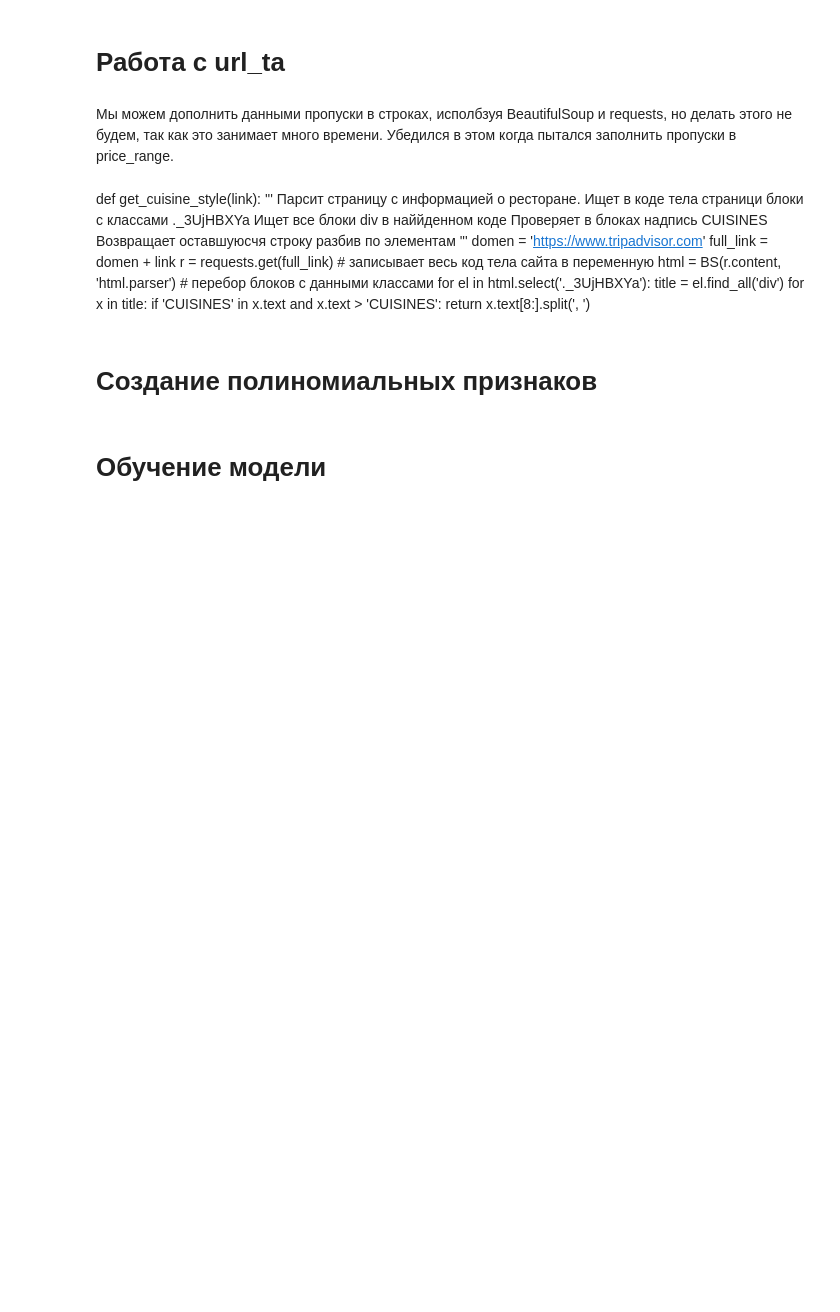
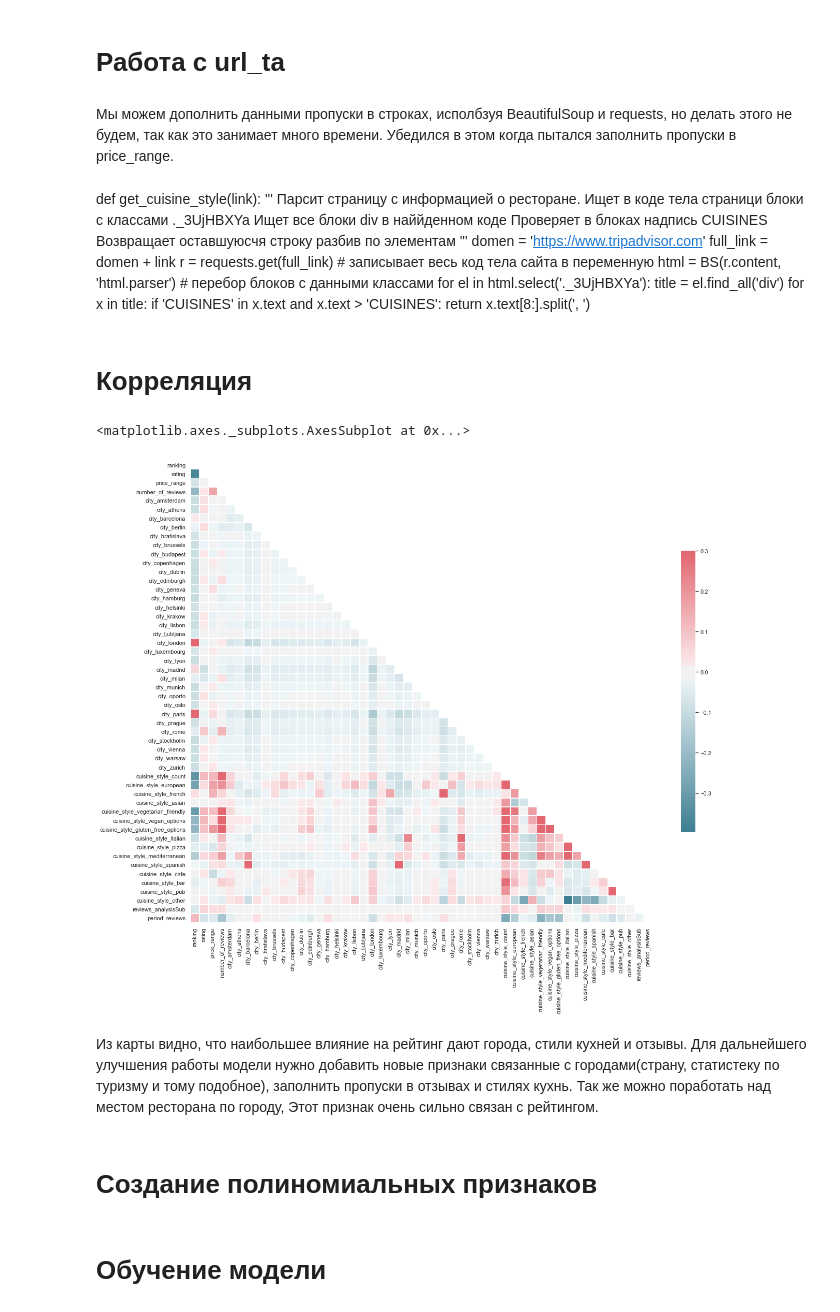
Before and after one commit to i35th/skillfactory, a Jupyter notebook: module_3/Project_3.ipynb, the cells around one changed output. Drawn from its saved outputs; the diff is of its cells as text; code cells hidden in the pictures; blank space fills up the shorter version.

Commit message:
add corr and pep8

```diff
--- a/module_3/Project_3.ipynb
+++ b/module_3/Project_3.ipynb
@@ -334,8 +345,10 @@ df['cuisine_style_short'] = df.cuisine_style.apply(lambda row: new_list_cuisine_
 # Зоздаем новые dummies переменные стилей
 for name_column in new_cuisine_style_list:
     # делаем понятные имена для колонок переменных
-    actual_column_name = ('cuisine_style_' + name_column).replace(' ','_').lower()
-    df[actual_column_name] = df['cuisine_style_short'].apply(lambda row: eneble_cuisine(row))
+    actual_column_name = (
+        'cuisine_style_' + name_column).replace(' ', '_').lower()
+    df[actual_column_name] = df['cuisine_style_short'].apply(
+        lambda row: eneble_cuisine(row))
 # %% [markdown]
 # Работа с ranking
 # %% [markdown]
@@ -375,13 +388,15 @@ df['ranking'] = scaler.fit_transform(ranking)
 Так как мы знаем, что в price_range хранится размер среднего чека, превратим этот признак в числовой, заменив символы долларов на числа в размере от 0 до 2, в зависимости от знака. Пропуски заменем средним показателем по всем строкам.
 # %%
 # Заменим строки на числа
-df['price_range'] = df['price_range'].apply(lambda line: price_range_to_member(line))
+df['price_range'] = df['price_range'].apply(
+    lambda line: price_range_to_member(line))
 # Замееим пропуски на среднее значение по всем строкам
 df['price_range'] = df['price_range'].fillna(df['price_range'].mean())
 # %% [markdown]
 # Работа с number_of_reviews
 # %%
 # Заменяем пропуски Number of Reviews среднеарефметическим значением по всему столбцу
-df['number_of_reviews'] = df['number_of_reviews'].fillna(df['number_of_reviews'].mean())
+df['number_of_reviews'] = df['number_of_reviews'].fillna(
+    df['number_of_reviews'].mean())
 # %%
 # возмем значения колонки
@@ -402,9 +417,11 @@ df['reviews'] = df['reviews'].apply(lambda line: pattern.findall(line))
 # %%
 # Добавим колонку с оценкой тональности отзывов
 #df['reviews_analysisPol'] = df['reviews'].apply(lambda row: get_analysisPol(row))
-df['reviews_analysisSub'] = df['reviews'].apply(lambda row: get_analysisSub(row))
+df['reviews_analysisSub'] = df['reviews'].apply(
+    lambda row: get_analysisSub(row))
 #df['reviews_analysisPol'] = df['reviews_analysisPol'].fillna(df['reviews_analysisPol'].mean())
-df['reviews_analysisSub'] = df['reviews_analysisSub'].fillna(df['reviews_analysisSub'].mean())
+df['reviews_analysisSub'] = df['reviews_analysisSub'].fillna(
+    df['reviews_analysisSub'].mean())
 # %%
 # Создаем маску для поиска даты в тексте
 pattern = re.compile('\d+\/\d+\/\d+')
@@ -450,6 +467,28 @@ df['period_reviews'] = scaler.fit_transform(period_reviews)
         for x in title:
             if 'CUISINES' in x.text and x.text > 'CUISINES':
                 return x.text[8:].split(', ')
+# %% [markdown]
+# Корреляция
+# %%
+sns.set(style="white")
+corr = df.corr()
+
+# создадим маску для треугольника
+mask = np.triu(np.ones_like(corr, dtype=np.bool))
+
+# настроим внешний вид
+cmap = sns.diverging_palette(220, 10, as_cmap=True)
+
+# настраиваем фигуру
+f, ax = plt.subplots(figsize=(20, 20))
+
+sns.heatmap(corr, mask=mask, cmap=cmap, vmax=.3, center=0,
+            square=True, linewidths=.5, cbar_kws={"shrink": .5})
+# %% [output]
+<matplotlib.axes._subplots.AxesSubplot at 0x...>
+[figure, added]
+# %% [markdown]
+Из карты видно, что наибольшее влияние на рейтинг дают города, стили кухней и отзывы. Для дальнейшего улучшения работы модели нужно добавить новые признаки связанные с городами(страну, статистеку по туризму и тому подобное), заполнить пропуски в отзывах и стилях кухнь. Так же можно поработать над местом ресторана по городу, Этот признак очень сильно связан с рейтингом.
 # %% [markdown]
 # Создание полиномиальных признаков
 # %%
```
Also changed, not shown: parts of 18 cells of this notebook.
